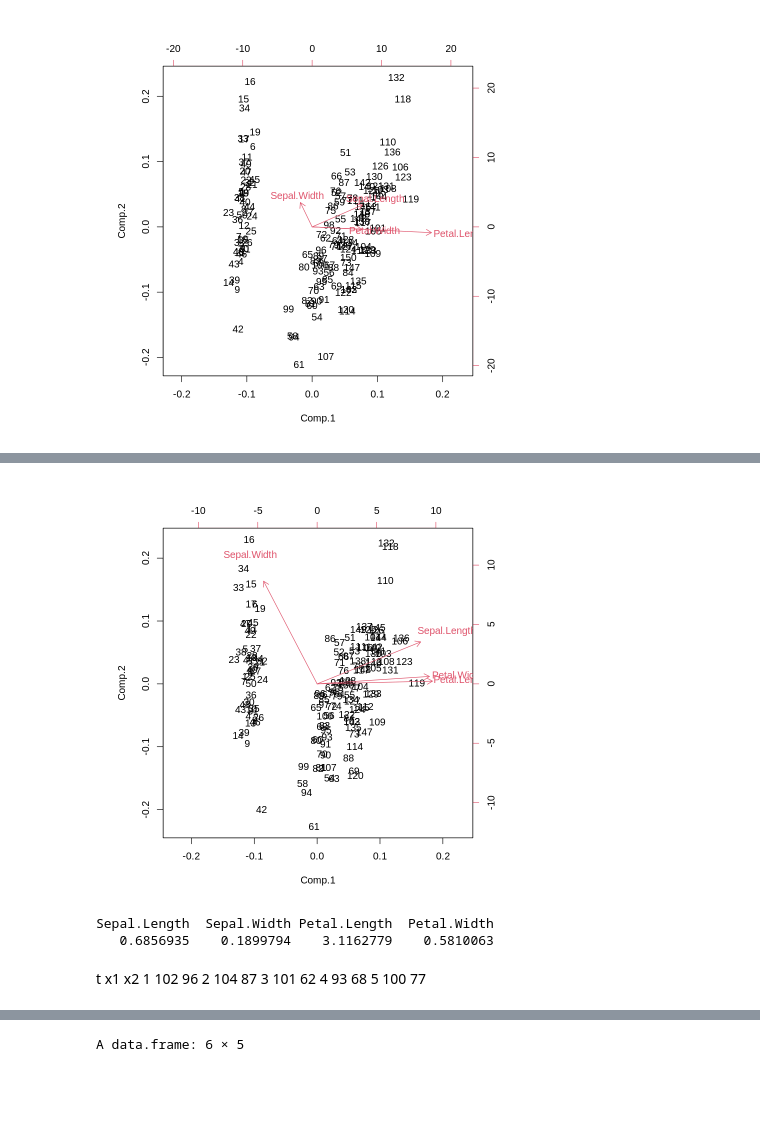
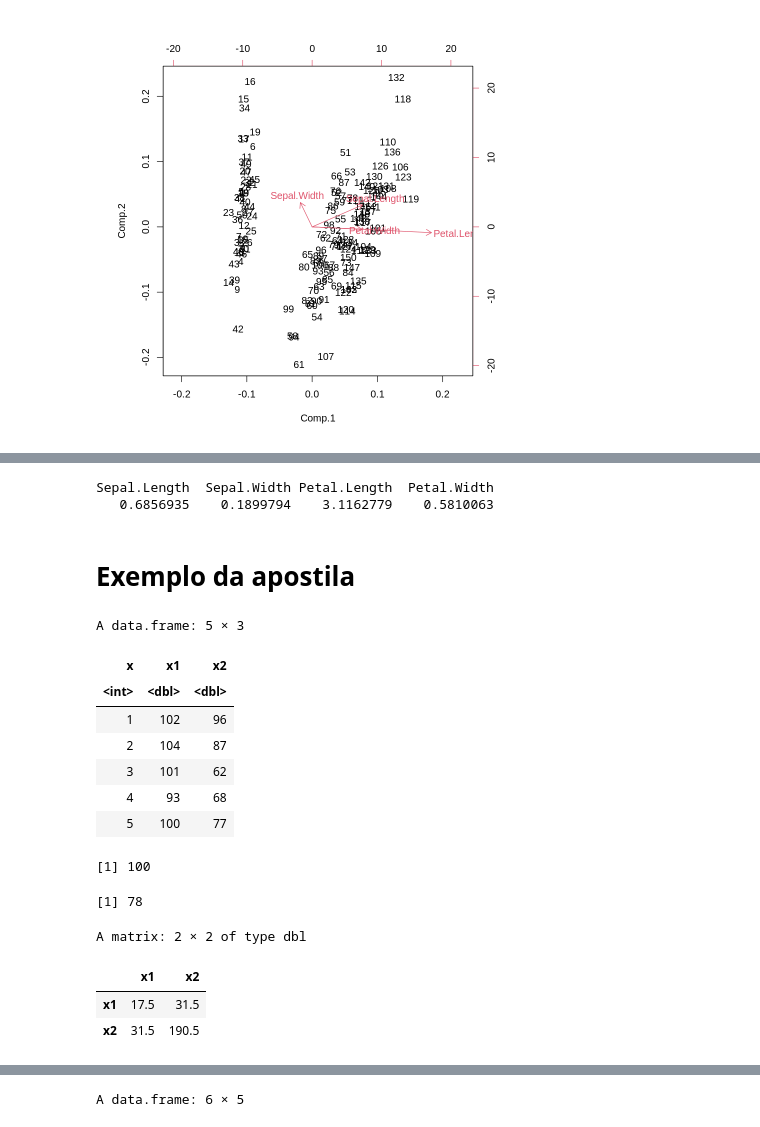
Before and after one commit to jespimentel/estudos_ia, a Jupyter notebook: Introdução_ao_aprendizado_estatístico.ipynb, the cells around one changed output, grey strips where cells are left out. Cells and saved outputs as stored; diff of their text form; code cells hidden in the pictures; blank space fills up the shorter version.

```diff
--- a/Introdução_ao_aprendizado_estatístico.ipynb
+++ b/Introdução_ao_aprendizado_estatístico.ipynb
@@ -105,17 +111,36 @@ Cumulative Proportion  0.7296245 0.9581321 0.99482129 1.000000000
-# %%
-biplot(pca_Cov)
-# %% [output]
-[figure, removed]
 # %%
 variancias <- apply(iris[,-5], 2, var)
 variancias
 # %% [output]
 Sepal.Length  Sepal.Width Petal.Length  Petal.Width
    0.6856935    0.1899794    3.1162779    0.5810063
-# %% [markdown]
-t  x1  x2
-1 102 96
-2 104 87
-3 101 62
-4 93 68
-5 100 77
+# %% [markdown]
+# Exemplo da apostila
+# %%
+x <- 1L:5L  # Atenção aqui
+x1 <- c(102, 104, 101, 93, 100)
+x2 <- c(96, 87, 62, 68, 77)
+df <- data.frame(x, x1, x2)
+df
+# %% [output]
+A data.frame: 5 × 3
+| x | x1 | x2 |
+| <int> | <dbl> | <dbl> |
+| 1 | 102 | 96 |
+| 2 | 104 | 87 |
+| 3 | 101 | 62 |
+| 4 | 93 | 68 |
+| 5 | 100 | 77 |
+# %%
+mean(x1)
+mean(x2)
+
+# Matriz de covariância amostral
+cov(df[-1]) # Obs.: mesmo resultado com var(df[-1])
+# %% [output]
+[1] 100
+[1] 78
+A matrix: 2 × 2 of type dbl
+|  | x1 | x2 |
+| x1 | 17.5 | 31.5 |
+| x2 | 31.5 | 190.5 |
```
Also changed, not shown: parts of 8 cells of this notebook.
